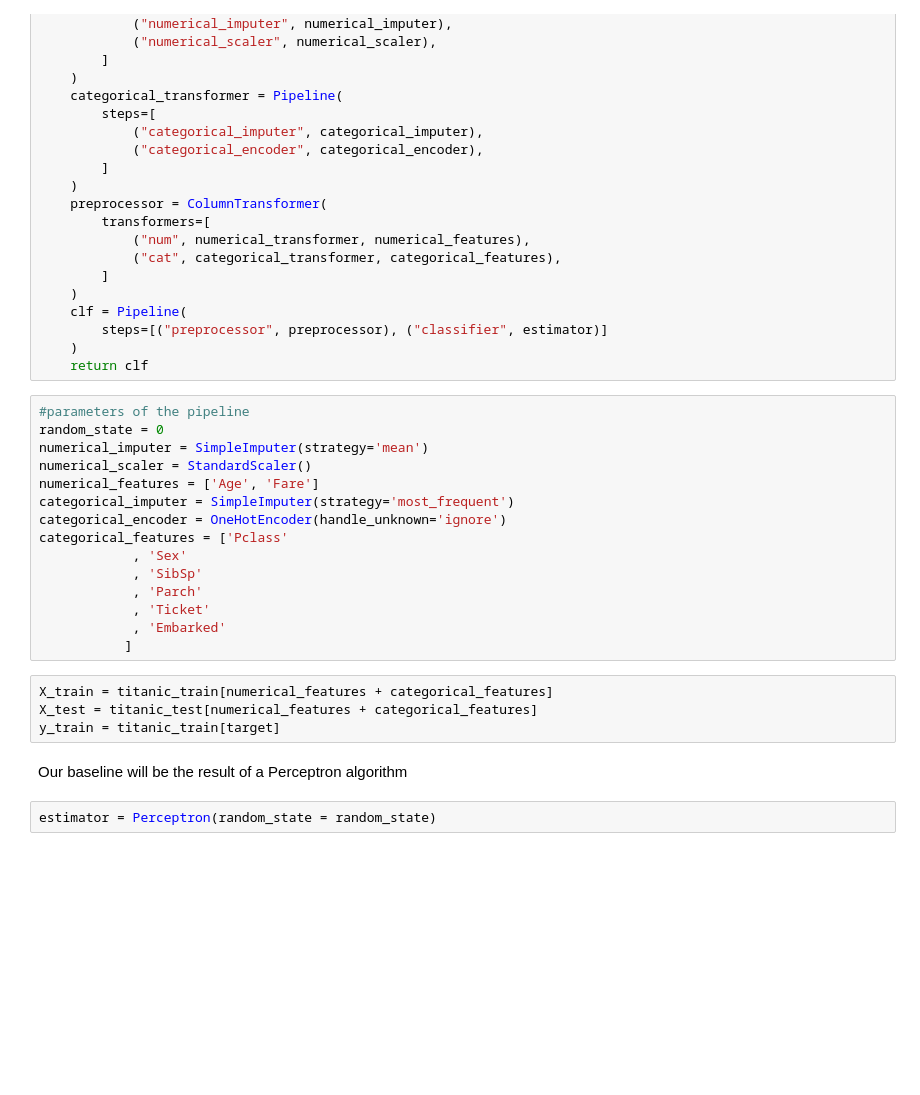
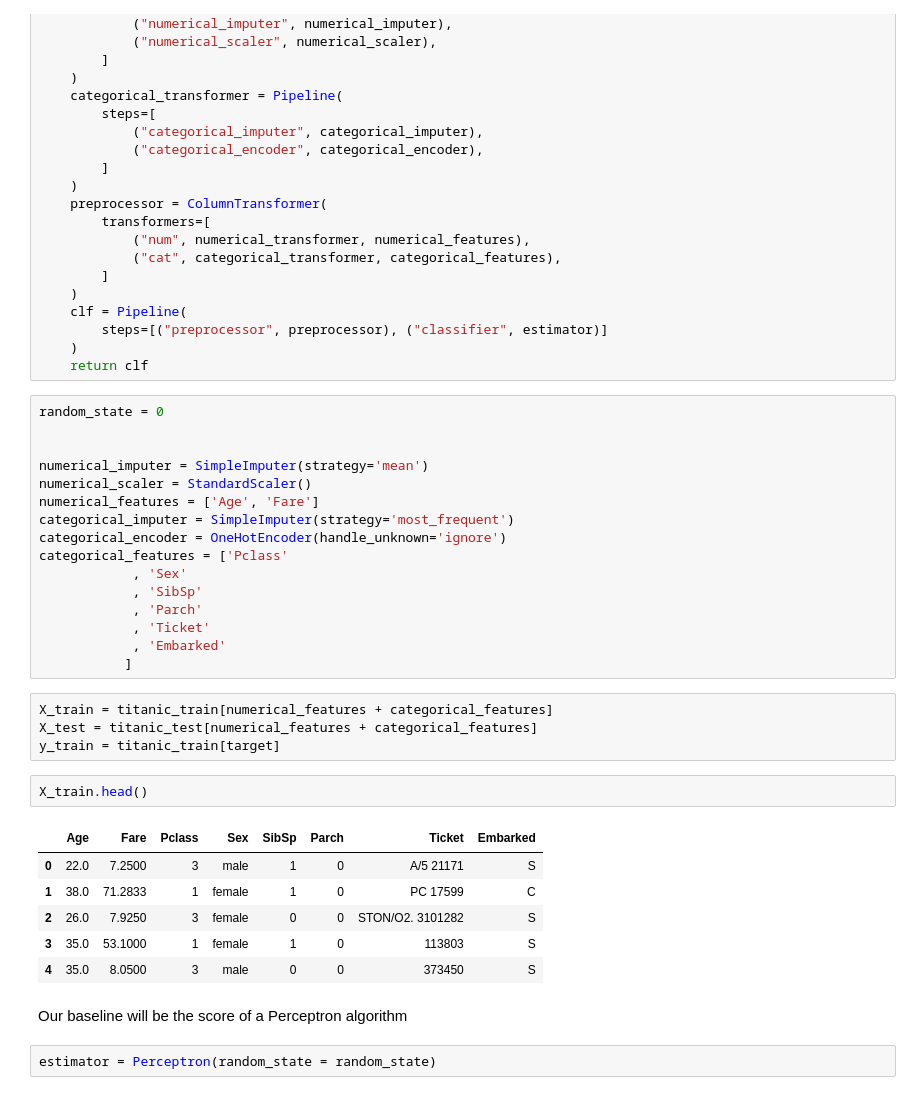
Before and after one commit to pmassouf/Titanic-Competition, a Jupyter notebook: titanic-competition.ipynb, the cells around one changed output. Cells and saved outputs as stored; diff of their text form; blank space fills up the shorter version.

```diff
--- a/titanic-competition.ipynb
+++ b/titanic-competition.ipynb
@@ -152,8 +155,9 @@ def pipeline(numerical_imputer, numerical_scaler, numerical_features, categorica
     )
     return clf
 # %%
-#parameters of the pipeline
 random_state = 0
+
+
 numerical_imputer = SimpleImputer(strategy='mean')
 numerical_scaler = StandardScaler()
 numerical_features = ['Age', 'Fare']
@@ -170,8 +174,17 @@ categorical_features = ['Pclass'
 X_train = titanic_train[numerical_features + categorical_features]
 X_test = titanic_test[numerical_features + categorical_features]
 y_train = titanic_train[target]
+# %%
+X_train.head()
+# %% [output]
+|  | Age | Fare | Pclass | Sex | SibSp | Parch | Ticket | Embarked |
+| 0 | 22.0 | 7.2500 | 3 | male | 1 | 0 | A/5 21171 | S |
+| 1 | 38.0 | 71.2833 | 1 | female | 1 | 0 | PC 17599 | C |
+| 2 | 26.0 | 7.9250 | 3 | female | 0 | 0 | STON/O2. 3101282 | S |
+| 3 | 35.0 | 53.1000 | 1 | female | 1 | 0 | 113803 | S |
+| 4 | 35.0 | 8.0500 | 3 | male | 0 | 0 | 373450 | S |
 # %% [markdown]
-Our baseline will be the result of a Perceptron algorithm
+Our baseline will be the score of a Perceptron algorithm
 # %%
 estimator = Perceptron(random_state = random_state)
 # %%
```
Also changed, not shown: parts of 41 cells of this notebook.
